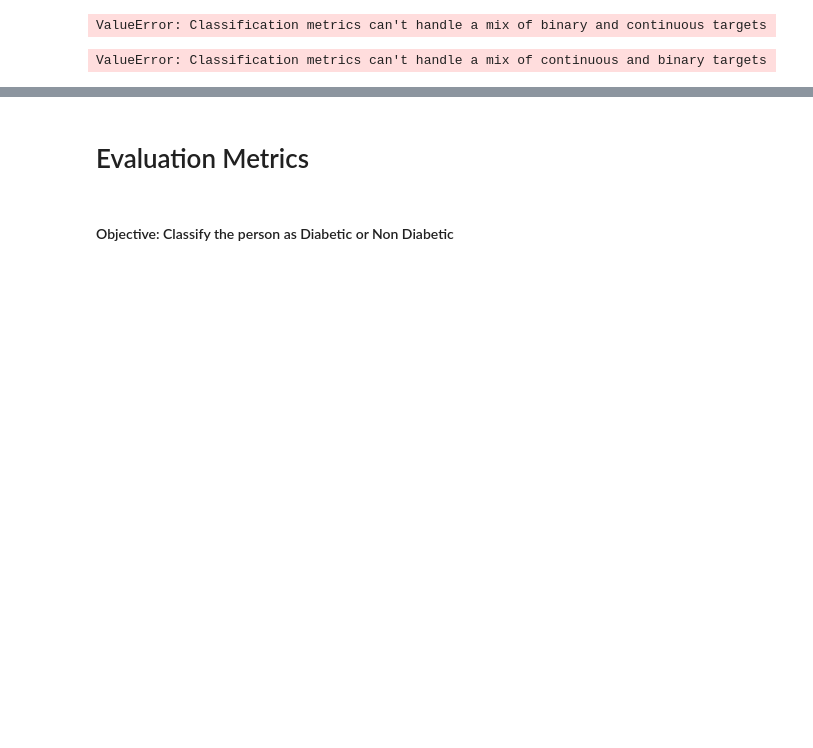
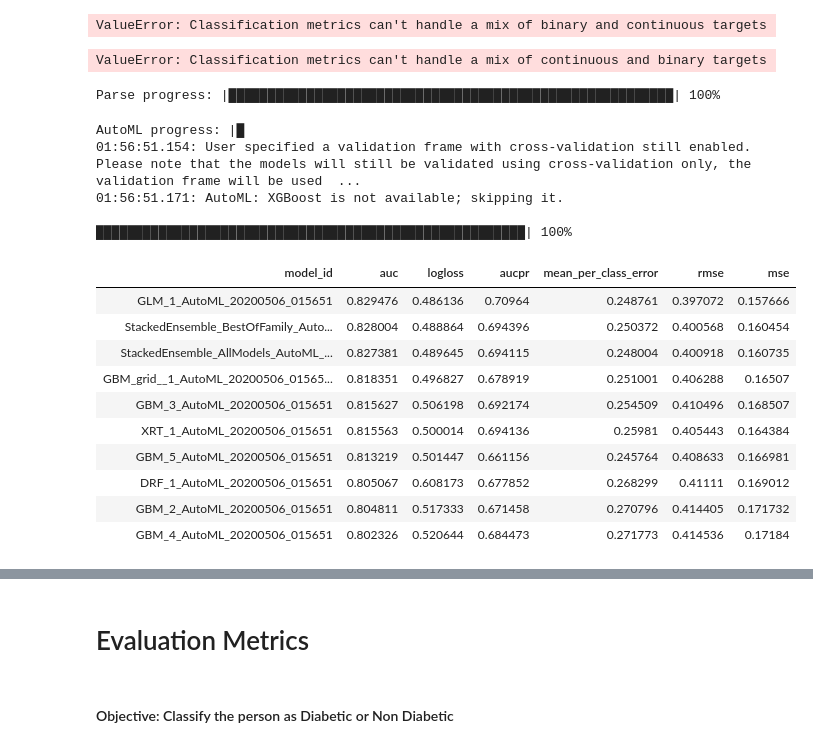
Before and after one commit to Shivam-verma7/Diabetes-Classification, a Jupyter notebook: Diabetes.ipynb, the cells around one changed output, grey strips where cells are left out. Drawn from its saved outputs; the diff is of its cells as text; code cells hidden in the pictures; blank space fills up the shorter version.

```diff
--- a/Diabetes.ipynb
+++ b/Diabetes.ipynb
@@ -715,0 +722,39 @@ ValueError: Classification metrics can't handle a mix of continuous and binary t
+# %%
+df = h2o.import_file("diabetes.csv")
+#Define x and y columns
+x = ['Pregnancies', 'Glucose', 'BloodPressure', 'SkinThickness', 'Insulin',
+       'BMI', 'DiabetesPedigreeFunction', 'Age' ]
+y='Outcome'
+
+
+# Convert y column into factors
+df[y] = df[y].asfactor()
+
+# Split data into training and validation
+train, valid = df.split_frame(ratios = [.8], seed = 1234)
+# %% [output]
+Parse progress: |█████████████████████████████████████████████████████████| 100%
+# %%
+aml = H2OAutoML(max_models = 10, max_runtime_secs=999999999)
+aml.train(x=x, y=y, training_frame = train, validation_frame = valid)
+
+# Review AutoML result
+lb = aml.leaderboard
+lb
+# %% [output]
+AutoML progress: |█
+01:56:51.154: User specified a validation frame with cross-validation still enabled. Please note that the models will still be validated using cross-validation only, the validation frame will be used  ...
+01:56:51.171: AutoML: XGBoost is not available; skipping it.
+
+███████████████████████████████████████████████████████| 100%
+| model_id | auc | logloss | aucpr | mean_per_class_error | rmse | mse |
+| GLM_1_AutoML_20200506_015651 | 0.829476 | 0.486136 | 0.70964 | 0.248761 | 0.397072 | 0.157666 |
+| StackedEnsemble_BestOfFamily_Auto... | 0.828004 | 0.488864 | 0.694396 | 0.250372 | 0.400568 | 0.160454 |
+| StackedEnsemble_AllModels_AutoML_... | 0.827381 | 0.489645 | 0.694115 | 0.248004 | 0.400918 | 0.160735 |
+| GBM_grid__1_AutoML_20200506_01565... | 0.818351 | 0.496827 | 0.678919 | 0.251001 | 0.406288 | 0.16507 |
+| GBM_3_AutoML_20200506_015651 | 0.815627 | 0.506198 | 0.692174 | 0.254509 | 0.410496 | 0.168507 |
+| XRT_1_AutoML_20200506_015651 | 0.815563 | 0.500014 | 0.694136 | 0.25981 | 0.405443 | 0.164384 |
+| GBM_5_AutoML_20200506_015651 | 0.813219 | 0.501447 | 0.661156 | 0.245764 | 0.408633 | 0.166981 |
+| DRF_1_AutoML_20200506_015651 | 0.805067 | 0.608173 | 0.677852 | 0.268299 | 0.41111 | 0.169012 |
+| GBM_2_AutoML_20200506_015651 | 0.804811 | 0.517333 | 0.671458 | 0.270796 | 0.414405 | 0.171732 |
+| GBM_4_AutoML_20200506_015651 | 0.802326 | 0.520644 | 0.684473 | 0.271773 | 0.414536 | 0.17184 |
```
Also changed, not shown: parts of 5 cells of this notebook.
